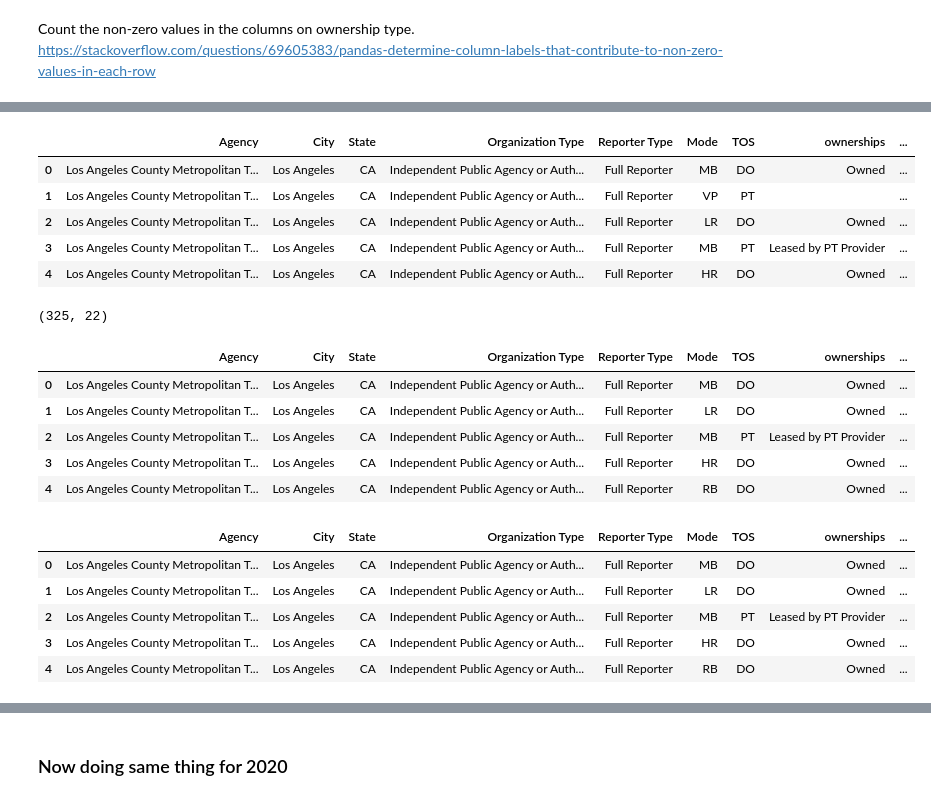
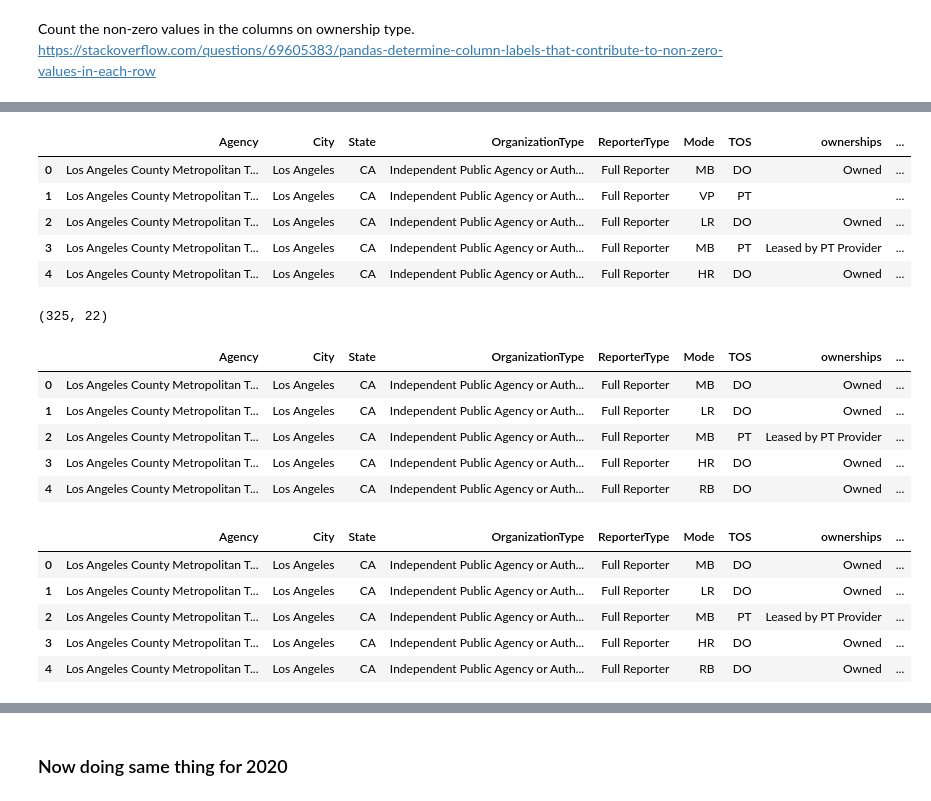
Before and after one commit to cal-itp/ntd-modernization, a Jupyter notebook: validation_tool/notebooks/2a_clean_format_data_a10.ipynb, the cells around one changed output, grey strips where cells are left out. Drawn from its saved outputs; the diff is of its cells as text; code cells hidden in the pictures.

Commit message:
modified to take out spaces from cols in A10

```diff
--- a/validation_tool/notebooks/2a_clean_format_data_a10.ipynb
+++ b/validation_tool/notebooks/2a_clean_format_data_a10.ipynb
@@ -71,11 +70,14 @@ df.head()
 # %%
 pd.set_option('display.max_columns', None)
 
 # Fill in the newly created `ownerships` column with a string of the ownership type.
 df['ownerships'] = [','.join(map(str, l)) for l in df['own_type_label']]
+
+# also remove spaces from cols, now that we've gotten the ownership types out.
+df.columns = df.columns.str.replace(' ', '')
 df.head()
 # %% [output]
-|  | Agency | City | State | Organization Type | Reporter Type | Mode | TOS | ownerships | ... |
+|  | Agency | City | State | OrganizationType | ReporterType | Mode | TOS | ownerships | ... |
 | 0 | Los Angeles County Metropolitan T... | Los Angeles | CA | Independent Public Agency or Auth... | Full Reporter | MB | DO | Owned | ... |
 | 1 | Los Angeles County Metropolitan T... | Los Angeles | CA | Independent Public Agency or Auth... | Full Reporter | VP | PT |  | ... |
 | 2 | Los Angeles County Metropolitan T... | Los Angeles | CA | Independent Public Agency or Auth... | Full Reporter | LR | DO | Owned | ... |
@@ -88,7 +90,7 @@ print(one_ownership.shape)
 one_ownership.head()
 # %% [output]
 (325, 22)
-|  | Agency | City | State | Organization Type | Reporter Type | Mode | TOS | ownerships | ... |
+|  | Agency | City | State | OrganizationType | ReporterType | Mode | TOS | ownerships | ... |
 | 0 | Los Angeles County Metropolitan T... | Los Angeles | CA | Independent Public Agency or Auth... | Full Reporter | MB | DO | Owned | ... |
 | 1 | Los Angeles County Metropolitan T... | Los Angeles | CA | Independent Public Agency or Auth... | Full Reporter | LR | DO | Owned | ... |
 | 2 | Los Angeles County Metropolitan T... | Los Angeles | CA | Independent Public Agency or Auth... | Full Reporter | MB | PT | Leased by PT Provider | ... |
@@ -103,7 +105,7 @@ one_ownership.head()
 sample = one_ownership.drop(one_ownership.columns[13:22], axis=1)
 sample.head()
 # %% [output]
-|  | Agency | City | State | Organization Type | Reporter Type | Mode | TOS | ownerships | ... |
+|  | Agency | City | State | OrganizationType | ReporterType | Mode | TOS | ownerships | ... |
 | 0 | Los Angeles County Metropolitan T... | Los Angeles | CA | Independent Public Agency or Auth... | Full Reporter | MB | DO | Owned | ... |
 | 1 | Los Angeles County Metropolitan T... | Los Angeles | CA | Independent Public Agency or Auth... | Full Reporter | LR | DO | Owned | ... |
 | 2 | Los Angeles County Metropolitan T... | Los Angeles | CA | Independent Public Agency or Auth... | Full Reporter | MB | PT | Leased by PT Provider | ... |
```
Also changed, not shown: parts of 10 cells of this notebook, 8 other files.
